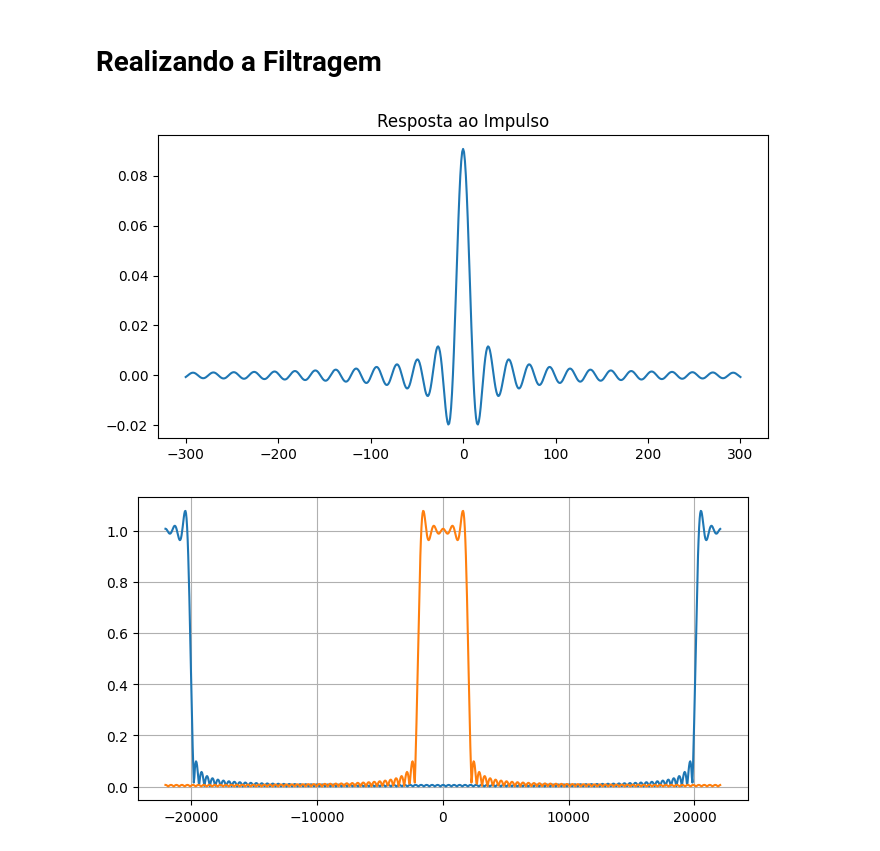
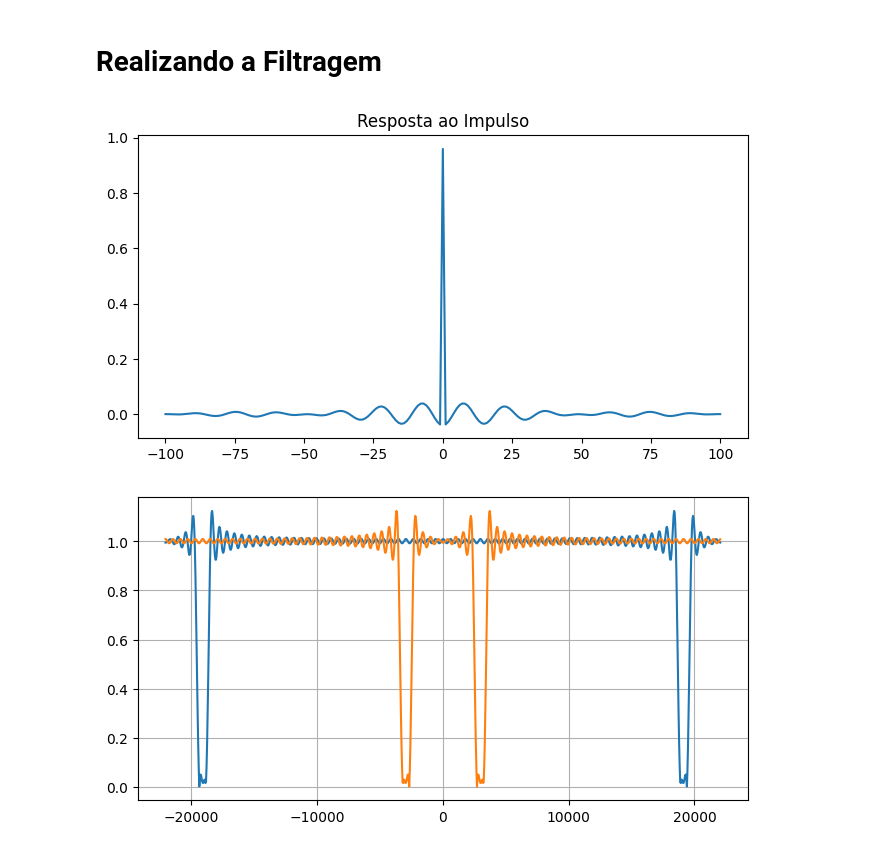
Before and after one commit to andrevale99/STD_DCA0107, a Jupyter notebook: U1/filtragem.ipynb, the cells around one changed output. Cells and saved outputs as stored; diff of their text form; code cells hidden in the pictures.

```diff
--- a/U1/filtragem.ipynb
+++ b/U1/filtragem.ipynb
@@ -112,52 +112,58 @@ IPython.display.Audio("audio_ruidoso.wav")
 # %%
 np.seterr(divide='ignore', invalid='ignore')
 
-fc = 2000
-
-wc = np.pi * fc/(fs/2)
-N1 = 300
+N1 = 100
 n1 = np.arange(-N1,(N1+1),1)
-
 NSamples = len(n1)
 
-hlp = wc/np.pi*(np.sin(wc*n1)) / (wc*n1)
+fc = 2000
+wc = np.pi * fc/(fs/2)
+hlp = 1/(np.pi*n1)*(np.sin(wc*n1))
 hlp[n1==0] = wc / np.pi
+
+wc1 = 2500*np.pi/(fs/2)
+wc2 = 3400*np.pi/(fs/2)
+
+hrf = 1/(np.pi*n1) * (np.sin(wc1*n1) - np.sin(wc2*n1))
+hrf[n1 == 0] = 1 - (wc2 - wc1) / np.pi
 
 figure(figsize=(cm_to_inch(20), cm_to_inch(10)), dpi=100)
 
-plt.plot(n1,hlp)
+# plt.scatter(n1,hlp)
+plt.plot(n1,hrf)
 plt.title('Resposta ao Impulso')
 
 plt.show()
 # %% [output]
-[figure, old version]
+[figure, new version]
 # %%
-M = 101
+M = 150
 M1 = -(M-1)/2
 M2 = (M-1)/2
 
 Idx = (n1>=M1) & (n1 <= M2)
 
 w = np.ones(M)
-h2 = np.array(hlp[Idx])
+h2 = np.array(hrf[Idx])
 
-atenuacao = 100
+# atenuacao = 100
+# beta = 0.1102 * (atenuacao - 8.7)
+# w2 = signal.windows.kaiser(M, beta=beta)
 
-beta = 0.1102 * (atenuacao - 8.7)
-w2 = signal.windows.kaiser(M, beta=beta)
+w2 = signal.windows.hamming(M)
 
 Hw = fft(h2,1000)
 
 freq_plot = np.linspace(-fs/2, fs/2, len(Hw))
 
 figure(figsize=(cm_to_inch(20), cm_to_inch(10)), dpi=100)
 
 plt.plot(freq_plot,abs(Hw))
 plt.plot(freq_plot, abs(fftshift(Hw)))
 plt.grid()
 
 plt.show()
 # %% [output]
-[figure, old version]
+[figure, new version]
 # %%
 data_filtrado = signal.lfilter(h2, 1, data_ruido)
```
Also changed, not shown: parts of 1 cell of this notebook, 1 other file.
